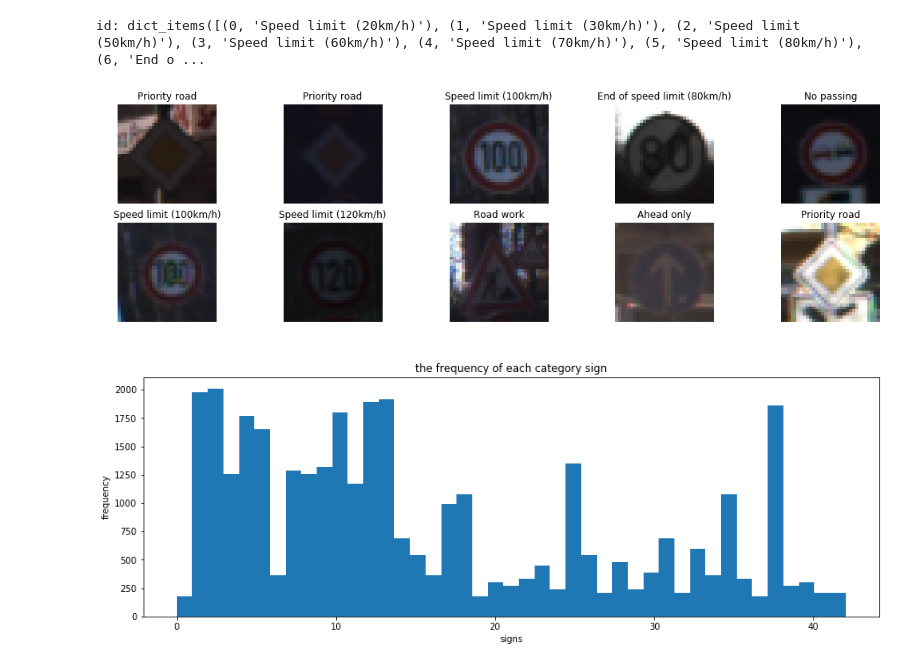
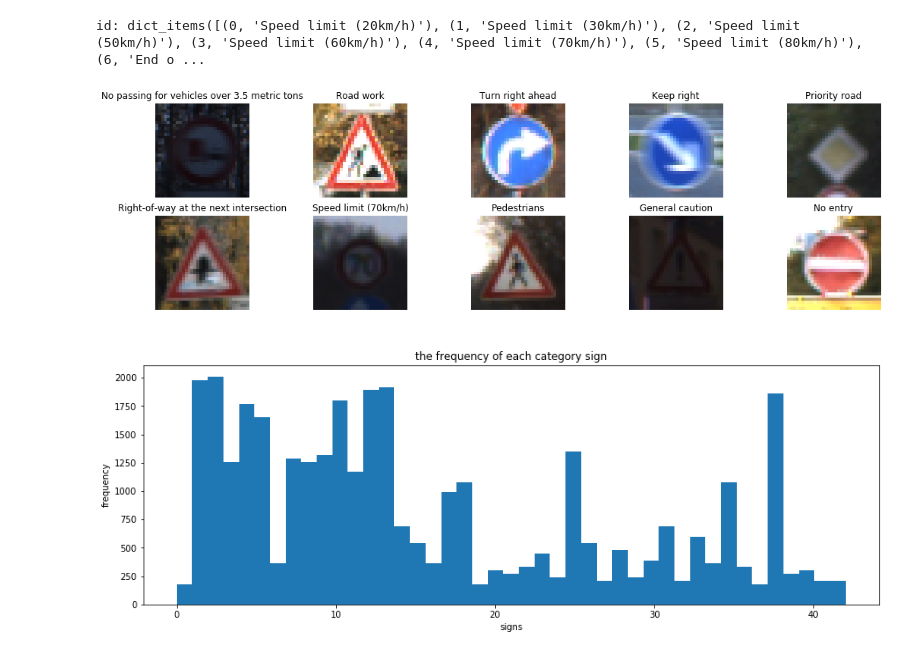
Before and after one commit to tonyxxq/Traffic-Sign-Classifier, a Jupyter notebook: Traffic_Sign_Classifier.ipynb, the cells around one changed output. Cells and saved outputs as stored; diff of their text form; code cells hidden in the pictures.

```diff
--- a/Traffic_Sign_Classifier.ipynb
+++ b/Traffic_Sign_Classifier.ipynb
@@ -111,15 +111,15 @@ id: dict_items([(0, 'Speed limit (20km/h)'), (1, 'Speed limit (30km/h)'), (2, 'S
 # %%
 # plotting traffic sign images
 fig, axes = plt.subplots(2, 5, figsize=(18, 5))
 ax_array = axes.ravel()
 for ax in ax_array:
-    index = random.randint(0, len(X_train))
-    ax.imshow(X_train[index])
+    index = random.randint(0, len(X_test))
+    ax.imshow(X_test[index])
     ax.axis("off")
-    ax.set_title(id_to_name[y_train[index]])
+    ax.set_title(id_to_name[y_test[index]])
 plt.show()
 # %% [output]
-[figure, old version]
+[figure, new version]
 # %%
 # calculate the frequency of each category sign
 def plot_y_train_hist():
```
Also changed, not shown: parts of 13 cells of this notebook.
